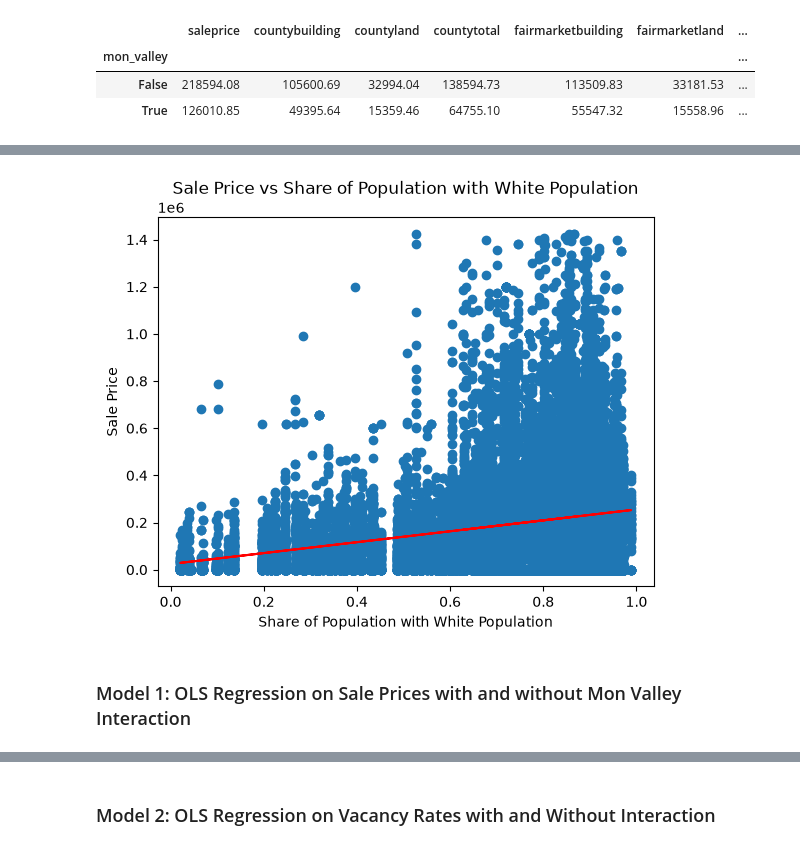
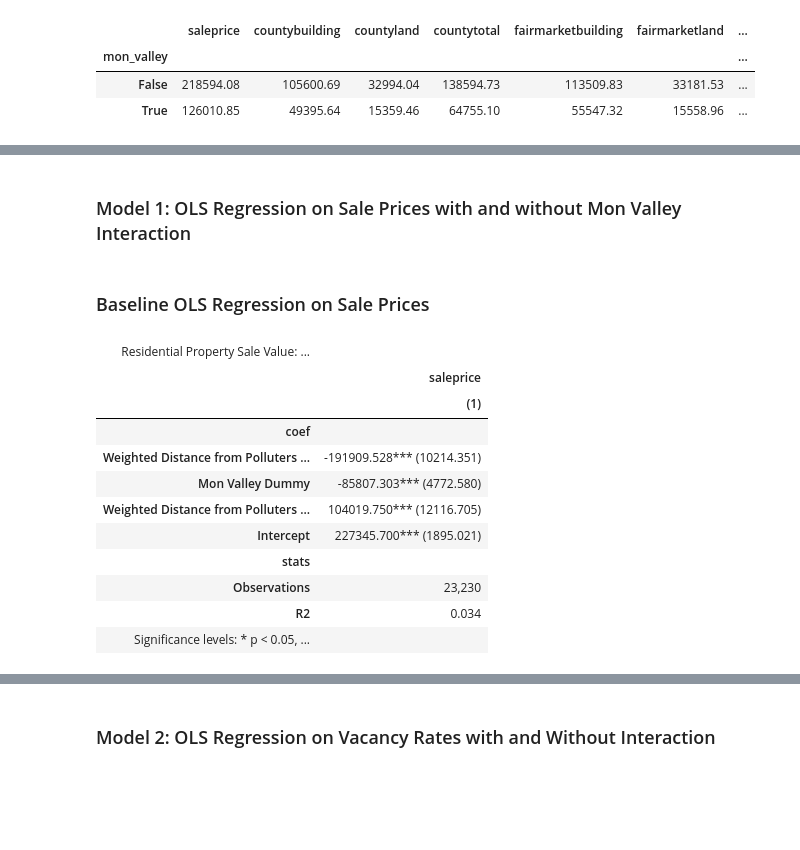
Before and after one commit to clydes-cmu/python-2-final, a Jupyter notebook: 90819_A1_Final_Project_cs-bb.ipynb, the cells around one changed output, grey strips where cells are left out. Drawn from its saved outputs; the diff is of its cells as text; code cells hidden in the pictures; blank space fills up the shorter version.

```diff
--- a/90819_A1_Final_Project_cs-bb.ipynb
+++ b/90819_A1_Final_Project_cs-bb.ipynb
@@ -276,19 +273,5 @@ analysis_gdf_no_outliers = analysis_gdf[
     (analysis_gdf["saleprice"] < analysis_gdf["saleprice"].quantile(0.99)) &
     (analysis_gdf["saleprice"] > 0)
     ]
-# %%
-# view trends in data
-plt.scatter(model_data["pop_white_share"], model_data["saleprice"])
-x = model_data["pop_white_share"]
-y = model_data["saleprice"]
-
-coeffs = np.polyfit(x, y, 1)
-plt.plot(x, np.polyval(coeffs, x), color="red")
-plt.xlabel("Share of Population with White Population")
-plt.ylabel("Sale Price")
-plt.title("Sale Price vs Share of Population with White Population")
-plt.show()
-# %% [output]
-[figure, removed]
 # %% [markdown]
 ### Model 1: OLS Regression on Sale Prices with and without Mon Valley Interaction
@@ -294,0 +290,29 @@ plt.show()
+# %% [markdown]
+### Baseline OLS Regression on Sale Prices
+# %%
+feature_cols = ["exp_log_l1", "vacancy_rate" ,"hhinc", "pop_white_share", "college_degree_share"]
+model_data = analysis_gdf_no_outliers.loc[analysis_gdf_no_outliers["pop_total"] > 0, ["saleprice", "tractfips", "mon_valley", *feature_cols]].apply(pd.to_numeric, errors="coerce").dropna()
+
+fe_model_baseline = pf.feols("saleprice ~ exp_log_l1 + mon_valley + exp_log_l1:mon_valley", data=model_data, vcov="HC1")
+
+pf.etable(
+    fe_model_baseline,
+    labels={
+        "exp_log_l1": "Weighted Distance from Polluters (L1)",
+        "mon_valley": "Mon Valley Dummy"
+    },
+    caption="Residential Property Sale Price: Baseline OLS"
+)
+# %% [output]
+| Residential Property Sale Value: ... |  |
+|  | saleprice |
+|  | (1) |
+| coef |  |
+| Weighted Distance from Polluters ... | -191909.528*** (10214.351) |
+| Mon Valley Dummy | -85807.303*** (4772.580) |
+| Weighted Distance from Polluters ... | 104019.750*** (12116.705) |
+| Intercept | 227345.700*** (1895.021) |
+| stats |  |
+| Observations | 23,230 |
+| R2 | 0.034 |
+| Significance levels: * p < 0.05, ... |  |
```
Also changed, not shown: parts of 16 cells of this notebook.
